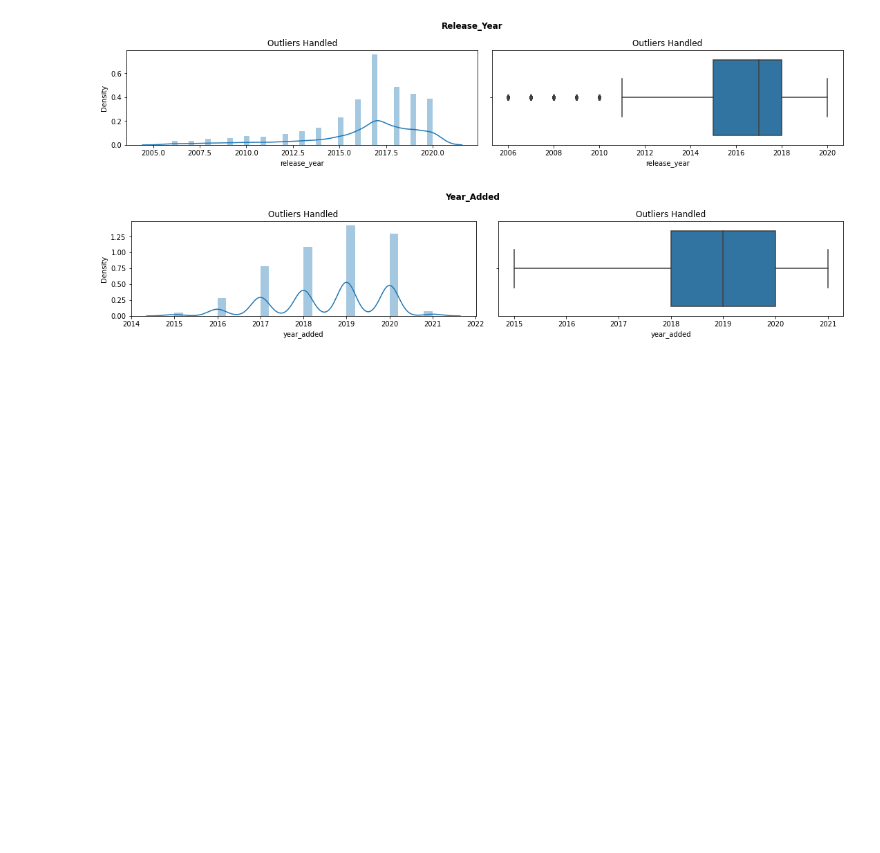
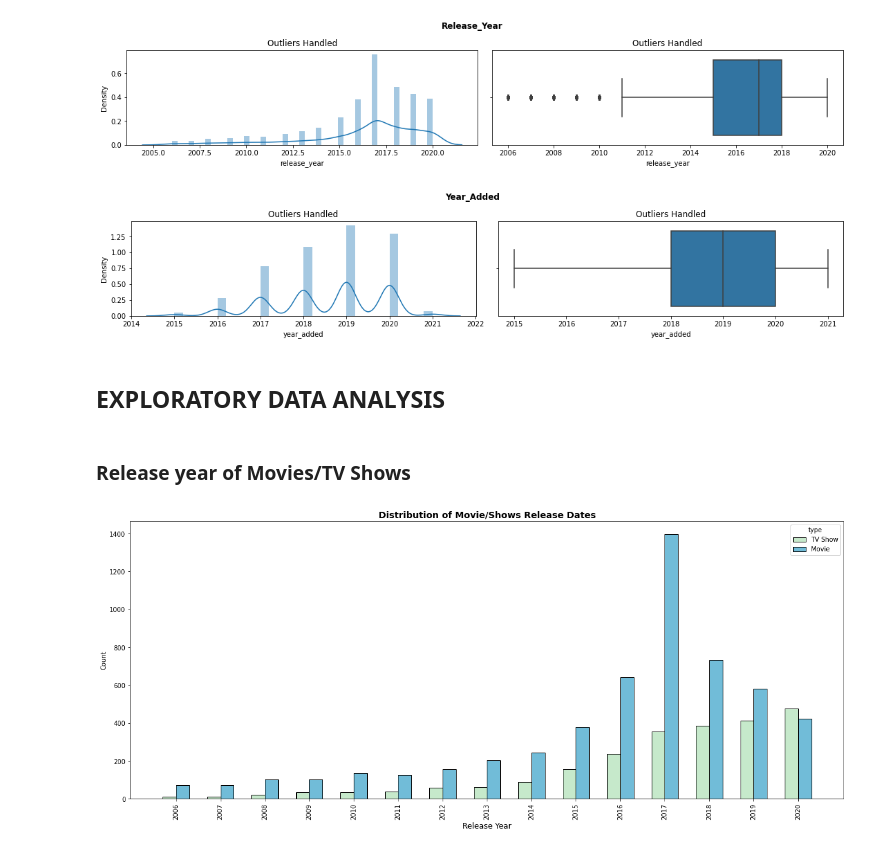
Before and after one commit to Amol2332/NETFLIX-MOVIES-AND-TV-SHOWS-CLUSTERING, a Jupyter notebook: netflix_clustering.ipynb, the cells around one changed output. Drawn from its saved outputs; the diff is of its cells as text; code cells hidden in the pictures; blank space fills up the shorter version.

```diff
--- a/netflix_clustering.ipynb
+++ b/netflix_clustering.ipynb
@@ -270,3 +270,15 @@ for col in ['release_year','year_added']:
 # %% [output]
 [figure]
 [figure]
+# %% [markdown]
+## **EXPLORATORY DATA ANALYSIS**
+# %% [markdown]
+### **Release year of Movies/TV Shows**
+# %%
+a = plt.figure(figsize=(20,8))
+a = sns.histplot(x='release_year', hue = 'type', multiple="dodge", data = df,discrete=True, palette ="GnBu", shrink=.6,bins=50)
+a = plt.xticks(ticks= np.arange(df.release_year.min(),df.release_year.max()+1,1), rotation = 90)
+a = plt.title('Distribution of Movie/Shows Release Dates',fontsize = 14, fontweight='bold')
+a = plt.xlabel('Release Year',fontsize = 12)
+# %% [output]
+[figure, added]
```
Also changed, not shown: parts of 36 cells of this notebook.
